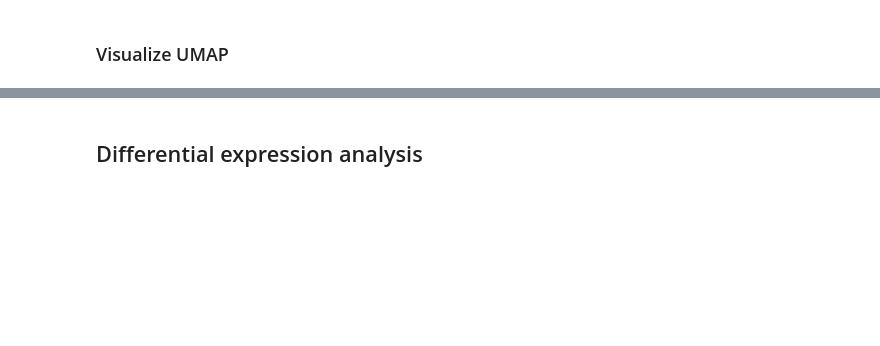
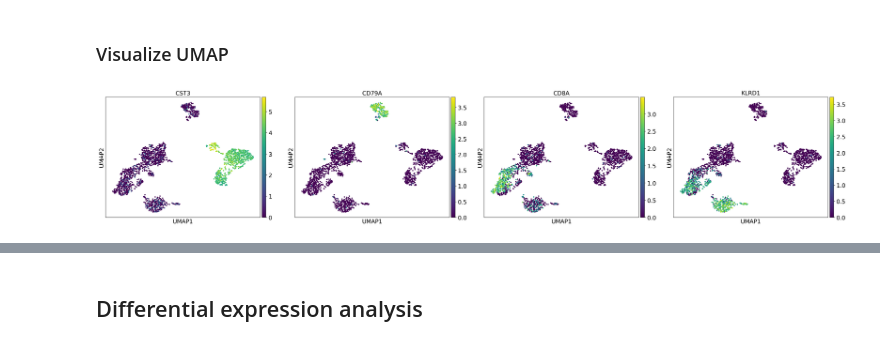
Before and after one commit to charlesrcrain/bms225a, a Jupyter notebook: bms225a_ds_workshop_3_student_notebook_2025.ipynb, the cells around one changed output, grey strips where cells are left out. Cells and saved outputs as stored; diff of their text form; code cells hidden in the pictures; blank space fills up the shorter version.

```diff
--- a/bms225a_ds_workshop_3_student_notebook_2025.ipynb
+++ b/bms225a_ds_workshop_3_student_notebook_2025.ipynb
@@ -276,7 +502,9 @@ adata
 ### Visualize UMAP
 # %%
 # the color parameter can be a list of genes. Gene expression is visualized from the specified layer
-sc.pl.umap(adata,color=['CST3','CD79A'],size=50,layer='log1p')
+sc.pl.umap(adata,color=['CST3','CD79A', 'CD8A', 'KLRD1'],size=50,layer='log_counts')
+# %% [output]
+[figure, added]
 # %%
 # the color parameter can also be categorical (e.g., below we specify the column from obs that holds the cluster labels we want)
 sc.pl.umap(adata,color='leiden',size=50,legend_loc='on data')
```
Also changed, not shown: parts of 54 cells of this notebook.
